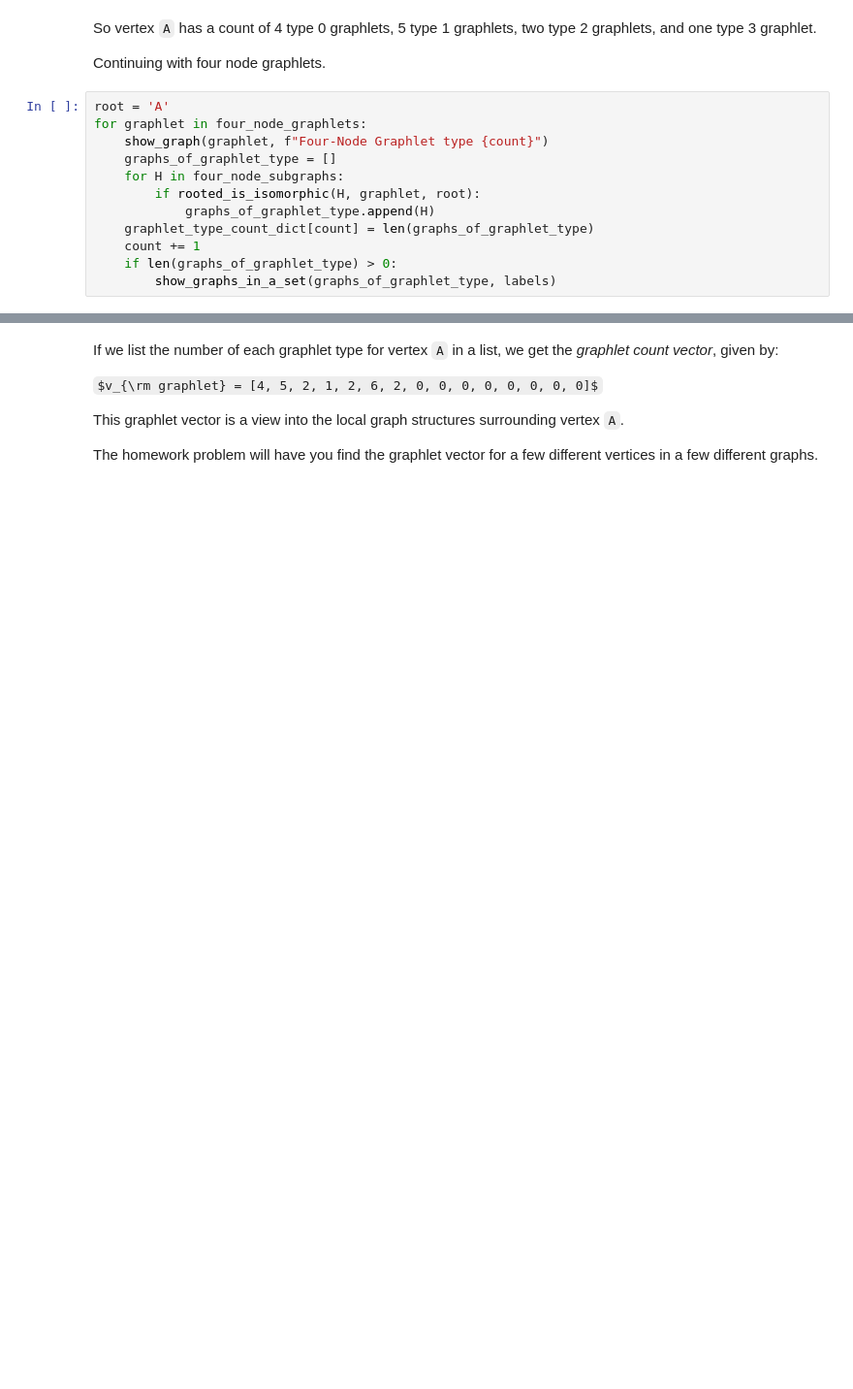
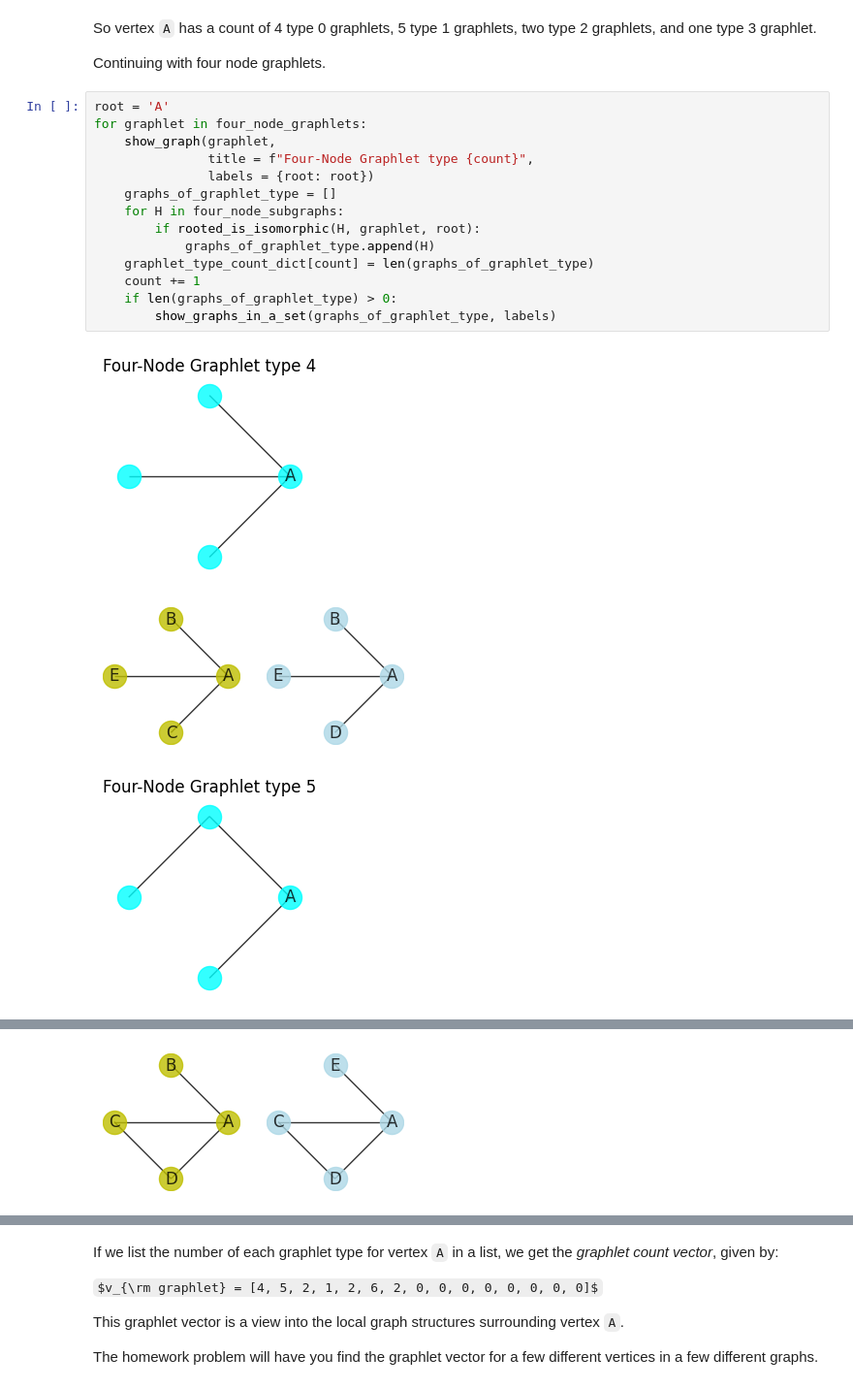
Before and after one commit to MichaelAGoodrich/cs575-homework-1-fall-2025, a Jupyter notebook: src/graphlets_tutorial.ipynb, the cells around one changed output, grey strips where cells are left out. Shown: that part at 97% size. Saved outputs shown, nothing was run; the diff lists cells and outputs as text; some formulas as TeX source; blank space fills up the shorter version.

```diff
--- a/src/graphlets_tutorial.ipynb
+++ b/src/graphlets_tutorial.ipynb
@@ -684,12 +760,18 @@ Continuing with four node graphlets.
 # %%
 root = 'A'
 for graphlet in four_node_graphlets:
-    show_graph(graphlet, f"Four-Node Graphlet type {count}")
+    show_graph(graphlet,
+               title = f"Four-Node Graphlet type {count}",
+               labels = {root: root})
     graphs_of_graphlet_type = []
     for H in four_node_subgraphs:
         if rooted_is_isomorphic(H, graphlet, root):
             graphs_of_graphlet_type.append(H)
     graphlet_type_count_dict[count] = len(graphs_of_graphlet_type)
     count += 1
     if len(graphs_of_graphlet_type) > 0:
         show_graphs_in_a_set(graphs_of_graphlet_type, labels)
+# %% [output]
+[figure, added]
+[figure, added]
+[figure, added]
@@ -695,0 +780 @@ for graphlet in four_node_graphlets:
+[figure, added]
```
Also changed, not shown: parts of 30 cells of this notebook.
